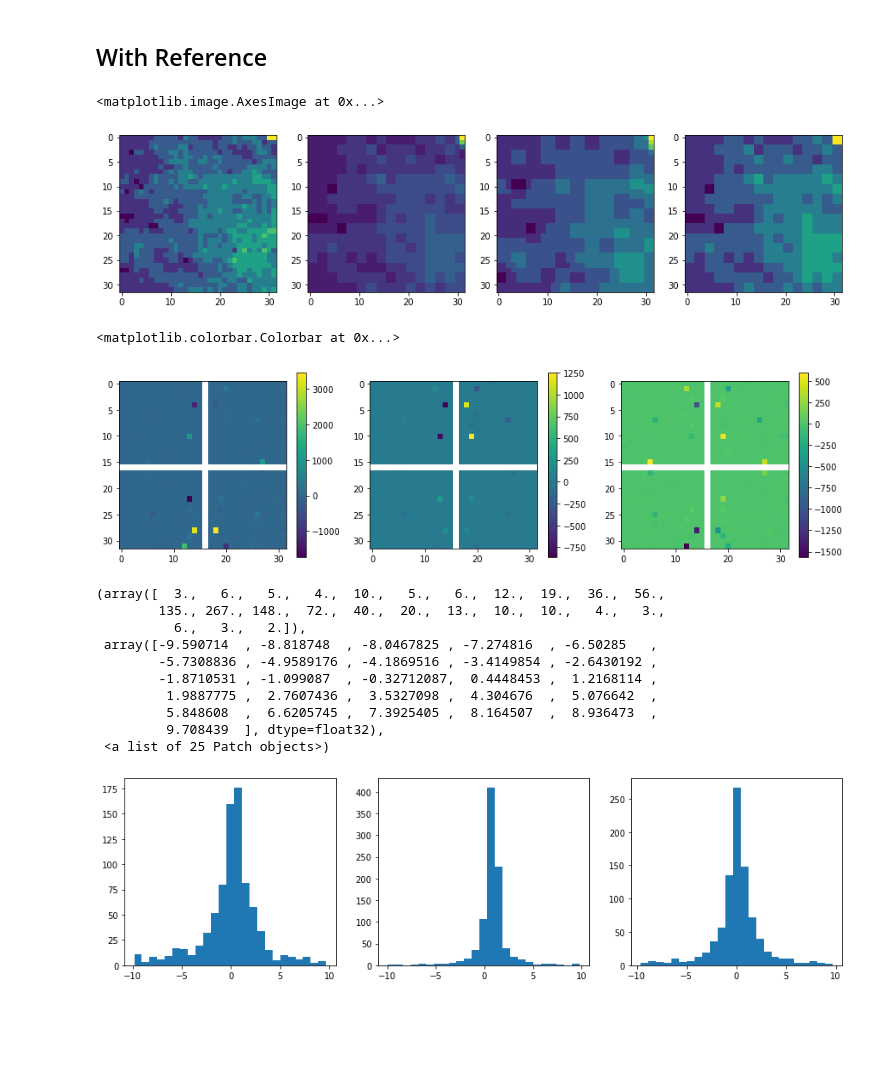
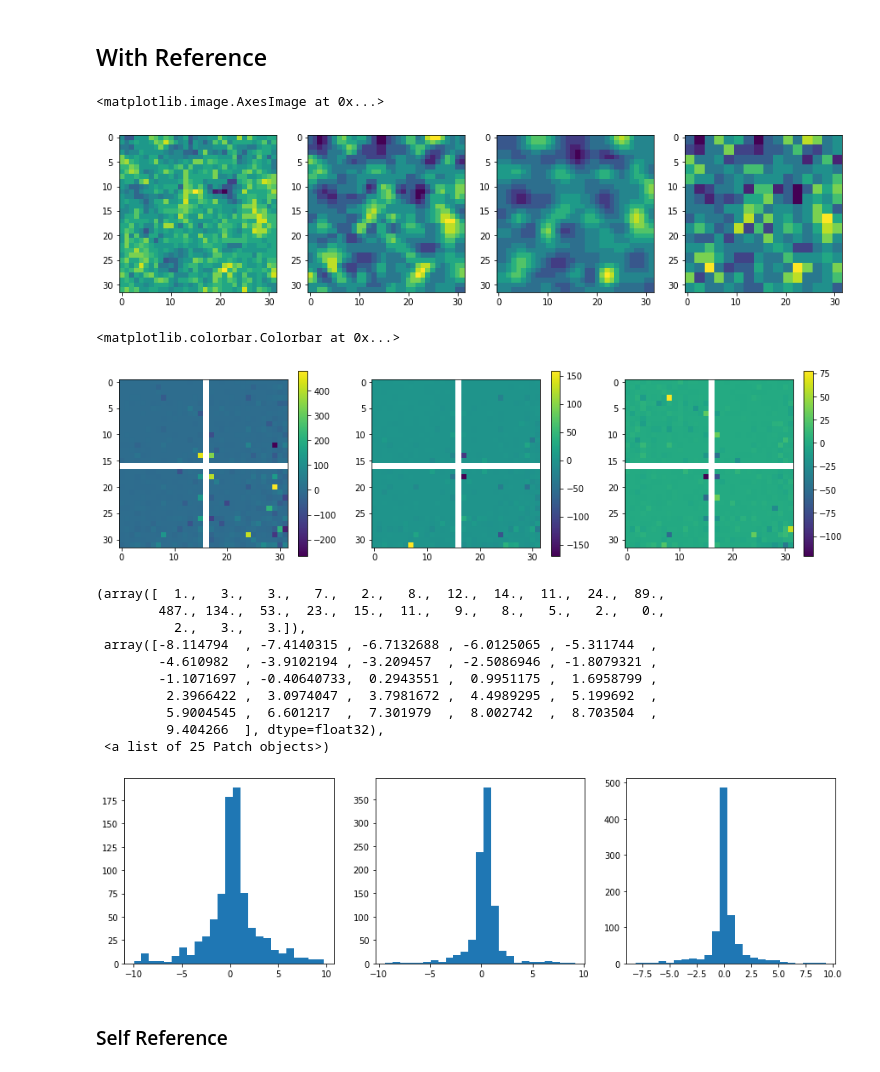
Before and after one commit to xushangning/cs386, a Jupyter notebook: 3-UHD/code/DCT_Judger.ipynb, the cells around one changed output. Saved outputs shown, nothing was run; the diff lists cells and outputs as text; code cells hidden in the pictures; blank space fills up the shorter version.

```diff
--- a/3-UHD/code/DCT_Judger.ipynb
+++ b/3-UHD/code/DCT_Judger.ipynb
@@ -143,31 +143,31 @@ plt.hist(stds)
 # %% [markdown]
 ## With Reference
 # %%
-idx = 20
+idx = 30
 
 img_4k = imgs_4k[idx, :, :, 0]
 img_1080bc = imgs_1080bc[idx, :, :, 0]
 img_720bc = imgs_720bc[idx, :, :, 0]
 img_ref = cv2.resize(down_sample(img_4k, 2), None, fx=2, fy=2, interpolation=cv2.INTER_AREA)
 
 tile = 32
 tile_4k = img_4k[:tile, :tile]
 tile_1080bc = img_1080bc[:tile, :tile]
 tile_720bc = img_720bc[:tile, :tile]
 tile_ref = img_ref[:tile, :tile]
 
 plt.figure(figsize=(15, 4))
 plt.subplot(1, 4, 1)
 plt.imshow(tile_4k)
 plt.subplot(1, 4, 2)
 plt.imshow(tile_1080bc)
 plt.subplot(1, 4, 3)
 plt.imshow(tile_720bc)
 plt.subplot(1, 4, 4)
 plt.imshow(tile_ref)
 # %% [output]
 <matplotlib.image.AxesImage at 0x...>
-[figure, old version]
+[figure, new version]
 # %%
 dct_ref = cv2.dct(np.float32(tile_ref))
 dct_4k_rel = cv2.dct(np.float32(tile_4k)) / dct_ref
@@ -185,7 +185,7 @@ plt.imshow(dct_720bc_rel)
 plt.colorbar()
 # %% [output]
 <matplotlib.colorbar.Colorbar at 0x...>
-[figure, old version]
+[figure, new version]
 # %%
 threshold = 10
 
@@ -200,14 +200,16 @@ plt.subplot(1, 3, 3)
 tmp = dct_720bc_rel.flatten()
 plt.hist(tmp[abs(tmp) < threshold], bins=25)
 # %% [output]
-(array([  3.,   6.,   5.,   4.,  10.,   5.,   6.,  12.,  19.,  36.,  56.,
-        135., 267., 148.,  72.,  40.,  20.,  13.,  10.,  10.,   4.,   3.,
-          6.,   3.,   2.]),
- array([-9.590714  , -8.818748  , -8.0467825 , -7.274816  , -6.50285   ,
-        -5.7308836 , -4.9589176 , -4.1869516 , -3.4149854 , -2.6430192 ,
-        -1.8710531 , -1.099087  , -0.32712087,  0.4448453 ,  1.2168114 ,
-         1.9887775 ,  2.7607436 ,  3.5327098 ,  4.304676  ,  5.076642  ,
-         5.848608  ,  6.6205745 ,  7.3925405 ,  8.164507  ,  8.936473  ,
-         9.708439  ], dtype=float32),
+(array([  1.,   3.,   3.,   7.,   2.,   8.,  12.,  14.,  11.,  24.,  89.,
+        487., 134.,  53.,  23.,  15.,  11.,   9.,   8.,   5.,   2.,   0.,
+          2.,   3.,   3.]),
+ array([-8.114794  , -7.4140315 , -6.7132688 , -6.0125065 , -5.311744  ,
+        -4.610982  , -3.9102194 , -3.209457  , -2.5086946 , -1.8079321 ,
+        -1.1071697 , -0.40640733,  0.2943551 ,  0.9951175 ,  1.6958799 ,
+         2.3966422 ,  3.0974047 ,  3.7981672 ,  4.4989295 ,  5.199692  ,
+         5.9004545 ,  6.601217  ,  7.301979  ,  8.002742  ,  8.703504  ,
+         9.404266  ], dtype=float32),
  <a list of 25 Patch objects>)
-[figure, old version]
+[figure, new version]
+# %% [markdown]
+### Self Reference
```
Also changed, not shown: parts of 23 cells of this notebook, 1 other file.
